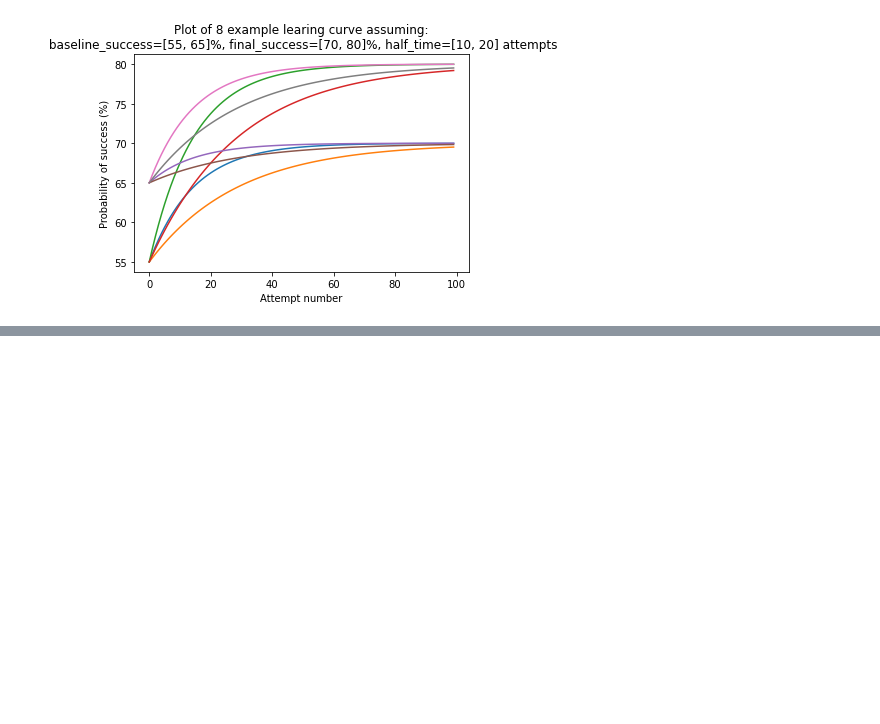
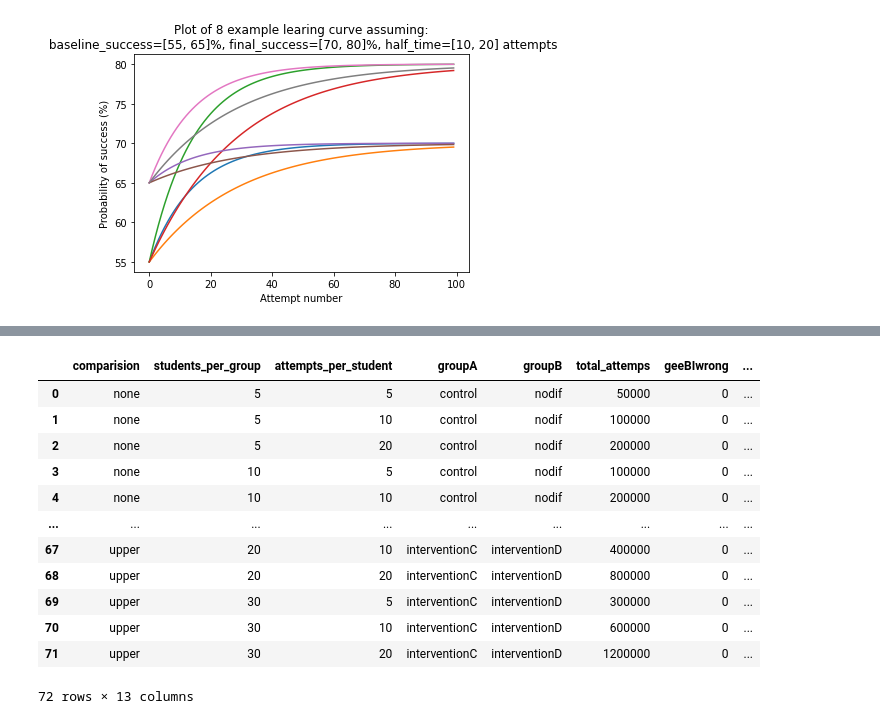
Before and after one commit to ErichBSchulz/IVCTrial, a Jupyter notebook: PowerSimulation.ipynb, the cells around one changed output, grey strips where cells are left out. Cells and saved outputs as stored; diff of their text form; code cells hidden in the pictures; blank space fills up the shorter version.

```diff
--- a/PowerSimulation.ipynb
+++ b/PowerSimulation.ipynb
@@ -407,0 +357,35 @@ run_results: {'geeBIwrong': 0, 'geeBIns': 229, 'geeBIsig': 208, 'geeBIvsig': 563
+# %%
+def run_test(testing = True):
+    pairs = {'none': ['control','nodif'],
+                 'vsmall': ['control','interventionA'],
+                 'small': ['control','interventionB'],
+                 'big': ['control', 'interventionC'],
+                 'huge': ['control', 'interventionD'],
+                 'upper': [ 'interventionC', 'interventionD']
+                }
+    """
+    {'control': 51.6145, 'interventionA': 55.88775, 'interventionB': 59.653125,
+    'interventionC': 69.713125, 'interventionD': 73.108, 'nodif': 51.515}
+    """
+    if testing:
+        students_per_group = [5, 10]
+        attempts_per_student = [5,10,20]
+        trials_to_test = range(3)
+        cache = "cache_test/"
+    else:
+        students_per_group = [20, 30,50, 75, 100,200]
+        attempts_per_student = [5, 10, 20]
+        trials_to_test = range(int(len(td)/len(groups))),
+        cache="cache1/"
+    return run_sym(
+        attempt_data = ad,
+        pairs = pairs,
+        tests = ['geeBI'],
+        trials_to_test = trials_to_test,
+        spg = students_per_group,
+        aps = attempts_per_student,
+        run_key="b",
+        cache_path=cache
+)
+
+test3 = run_test(testing=True)
@@ -413,0 +412,16 @@ test1.to_csv("powertests4.csv")
+# %%
+test3
+# %% [output]
+|  | comparision | students_per_group | attempts_per_student | groupA | groupB | total_attemps | geeBIwrong | ... |
+| 0 | none | 5 | 5 | control | nodif | 50000 | 0 | ... |
+| 1 | none | 5 | 10 | control | nodif | 100000 | 0 | ... |
+| 2 | none | 5 | 20 | control | nodif | 200000 | 0 | ... |
+| 3 | none | 10 | 5 | control | nodif | 100000 | 0 | ... |
+| 4 | none | 10 | 10 | control | nodif | 200000 | 0 | ... |
+| ... | ... | ... | ... | ... | ... | ... | ... | ... |
+| 67 | upper | 20 | 10 | interventionC | interventionD | 400000 | 0 | ... |
+| 68 | upper | 20 | 20 | interventionC | interventionD | 800000 | 0 | ... |
+| 69 | upper | 30 | 5 | interventionC | interventionD | 300000 | 0 | ... |
+| 70 | upper | 30 | 10 | interventionC | interventionD | 600000 | 0 | ... |
+| 71 | upper | 30 | 20 | interventionC | interventionD | 1200000 | 0 | ... |
+72 rows × 13 columns
```
Also changed, not shown: parts of 15 cells of this notebook, 1 other file.
